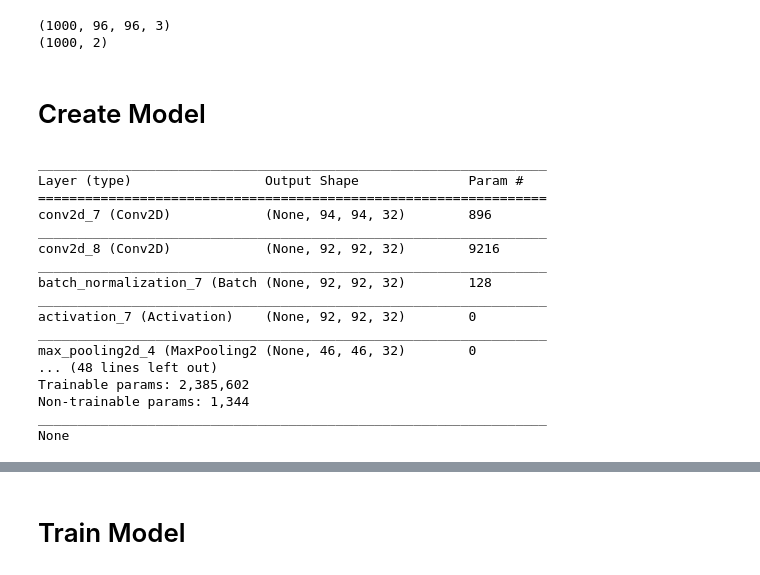
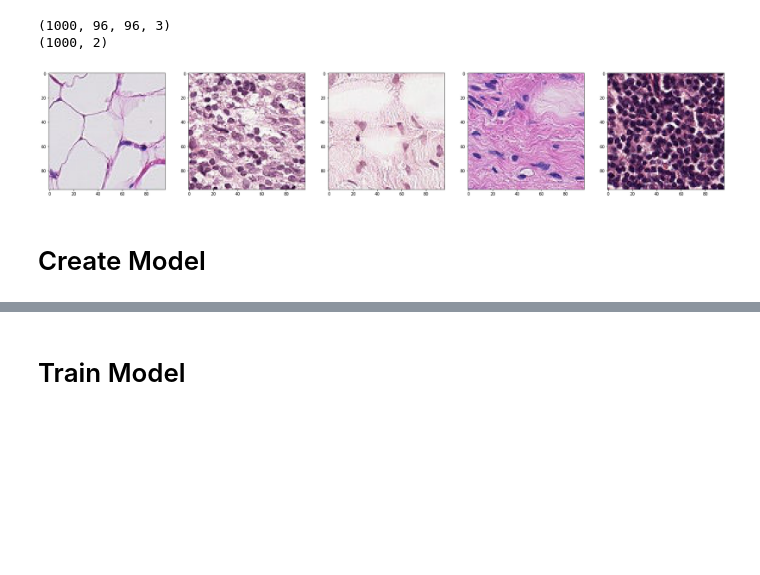
Before and after one commit to KochPJ/Ismi19, a Jupyter notebook: Main.ipynb, the cells around one changed output, grey strips where cells are left out. Saved outputs shown, nothing was run; the diff lists cells and outputs as text; code cells hidden in the pictures; blank space fills up the shorter version.

```diff
--- a/Main.ipynb
+++ b/Main.ipynb
@@ -82,9 +98,10 @@ class DataSet:
 # %%
 class BatchCreator:
 
-    def __init__(self, dataset):
+    def __init__(self, dataset, augmentor = None):
         self.dataset = dataset
         self.dataset_length = self.dataset.get_lenght()
+        self.augmentor = augmentor
 
     def create_batch(self, batch_size):
         start_pos = np.random.randint(0,self.dataset_length-batch_size+1)
@@ -93,6 +110,12 @@ class BatchCreator:
 
         with h5py.File(self.dataset.data_dir_x, 'r') as hdf:
             data = np.array(list(hdf['x'][start_pos:start_pos+batch_size]))/255
+
+            if(self.augmentor != None):
+                #rotates ever image with an random angle of 0-360deg
+                for i in range(len(data)):
+                    data[i] = self.augmentor.rotate(data[i])
+
             x_data = data
 
         with h5py.File(self.dataset.data_dir_y, 'r') as hdf:
@@ -199,5 +231,12 @@ print(y.shape)
 # %% [output]
 (1000, 96, 96, 3)
 (1000, 2)
+# %%
+for i in range (5):
+    plt.rcParams['figure.figsize'] = (30,30)
+    plt.subplot(1,5,i+1)
+    plt.imshow(x[i])
+# %% [output]
+[figure, added]
 # %% [markdown]
 # Create Model
@@ -253,20 +242,0 @@ def build_model(printmodel=False):
-# %%
-model = build_model(True)
-# %% [output]
-_________________________________________________________________
-Layer (type)                 Output Shape              Param #
-=================================================================
-conv2d_7 (Conv2D)            (None, 94, 94, 32)        896
-_________________________________________________________________
-conv2d_8 (Conv2D)            (None, 92, 92, 32)        9216
-_________________________________________________________________
-batch_normalization_7 (Batch (None, 92, 92, 32)        128
-_________________________________________________________________
-activation_7 (Activation)    (None, 92, 92, 32)        0
-_________________________________________________________________
-max_pooling2d_4 (MaxPooling2 (None, 46, 46, 32)        0
-... (48 lines left out)
-Trainable params: 2,385,602
-Non-trainable params: 1,344
-_________________________________________________________________
-None
```
Also changed, not shown: parts of 10 cells of this notebook, 46 other files.
